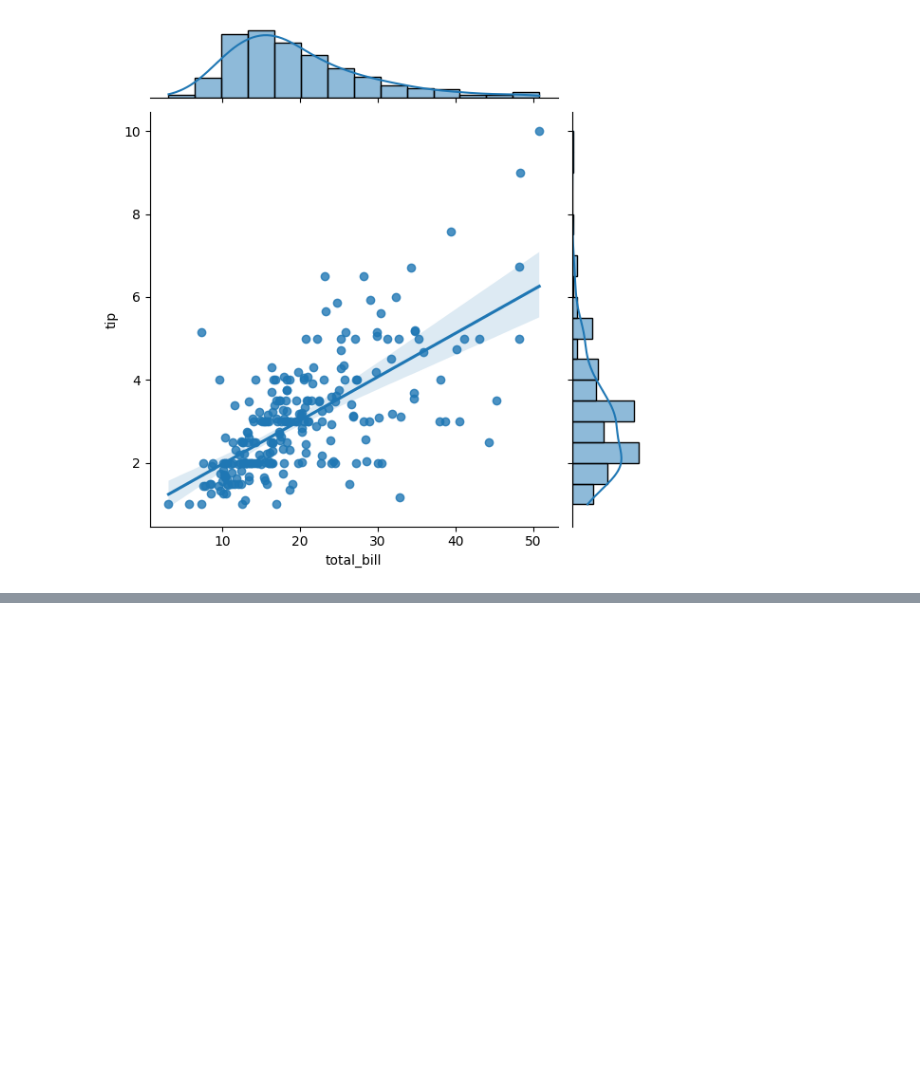
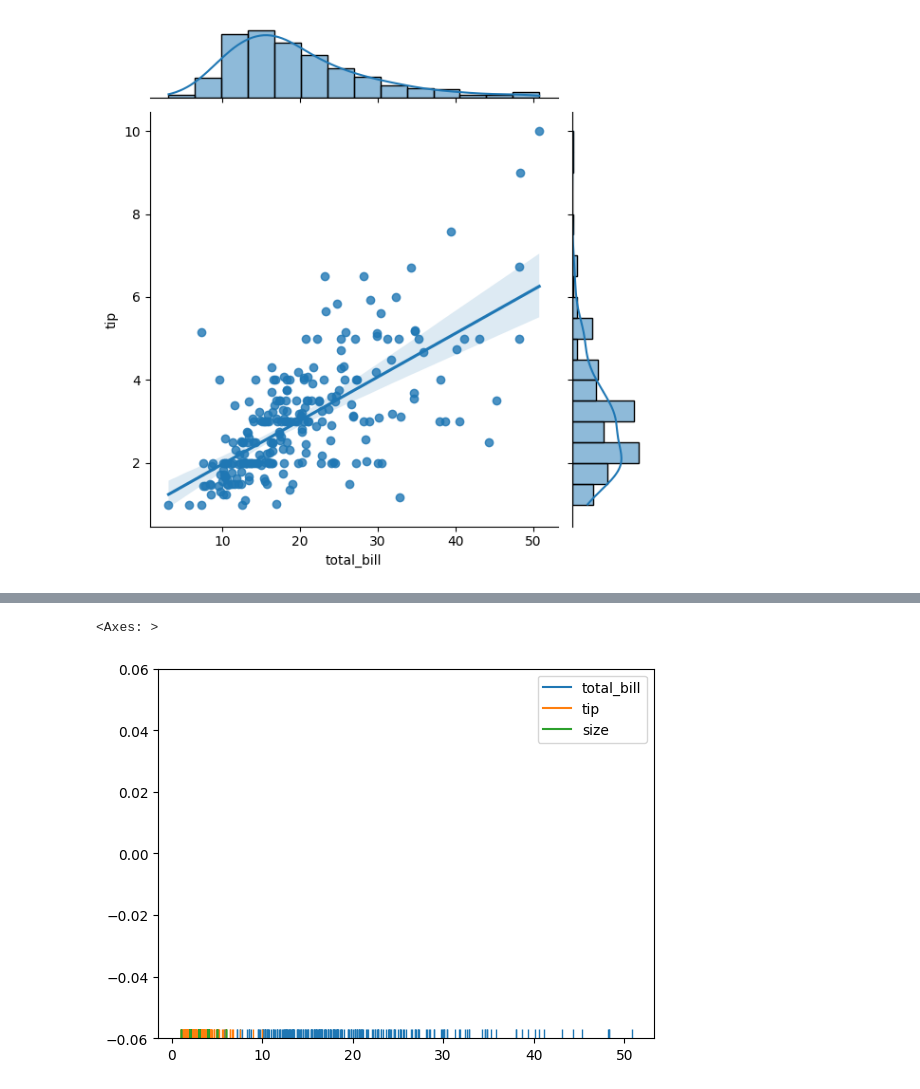
Before and after one commit to iamahnaf/Data-Science-Practice, a Jupyter notebook: Distribution.ipynb, the cells around one changed output, grey strips where cells are left out. Cells and saved outputs as stored; diff of their text form; code cells hidden in the pictures; blank space fills up the shorter version.

```diff
--- a/Distribution.ipynb
+++ b/Distribution.ipynb
@@ -47,0 +52,6 @@ sns.jointplot(x = 'total_bill',y='tip',data=df,kind = 'reg')
+# %%
+#rugplot
+sns.rugplot(df)
+# %% [output]
+<Axes: >
+[figure, added]
```
Also changed, not shown: parts of 1 cell of this notebook.
